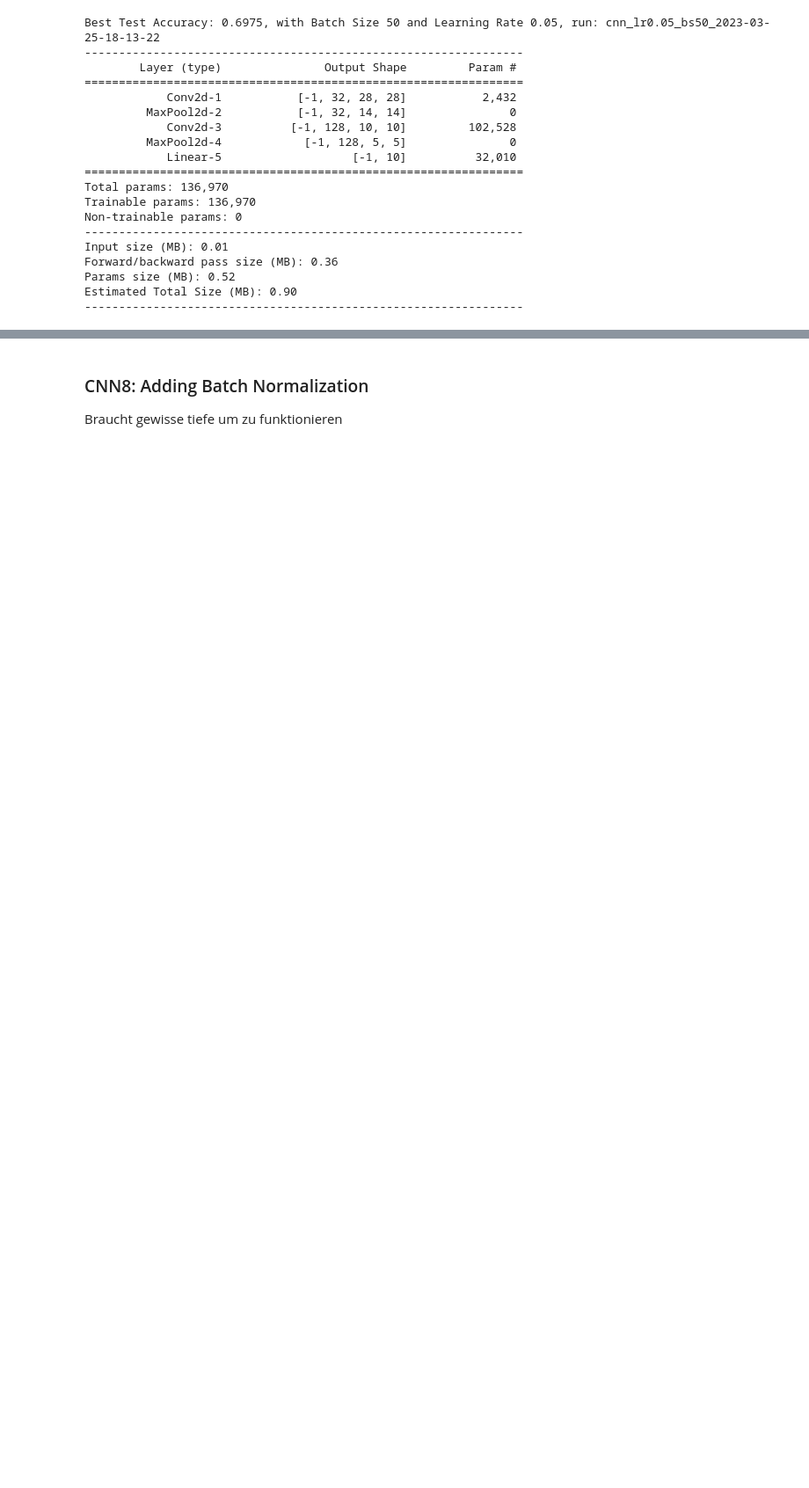
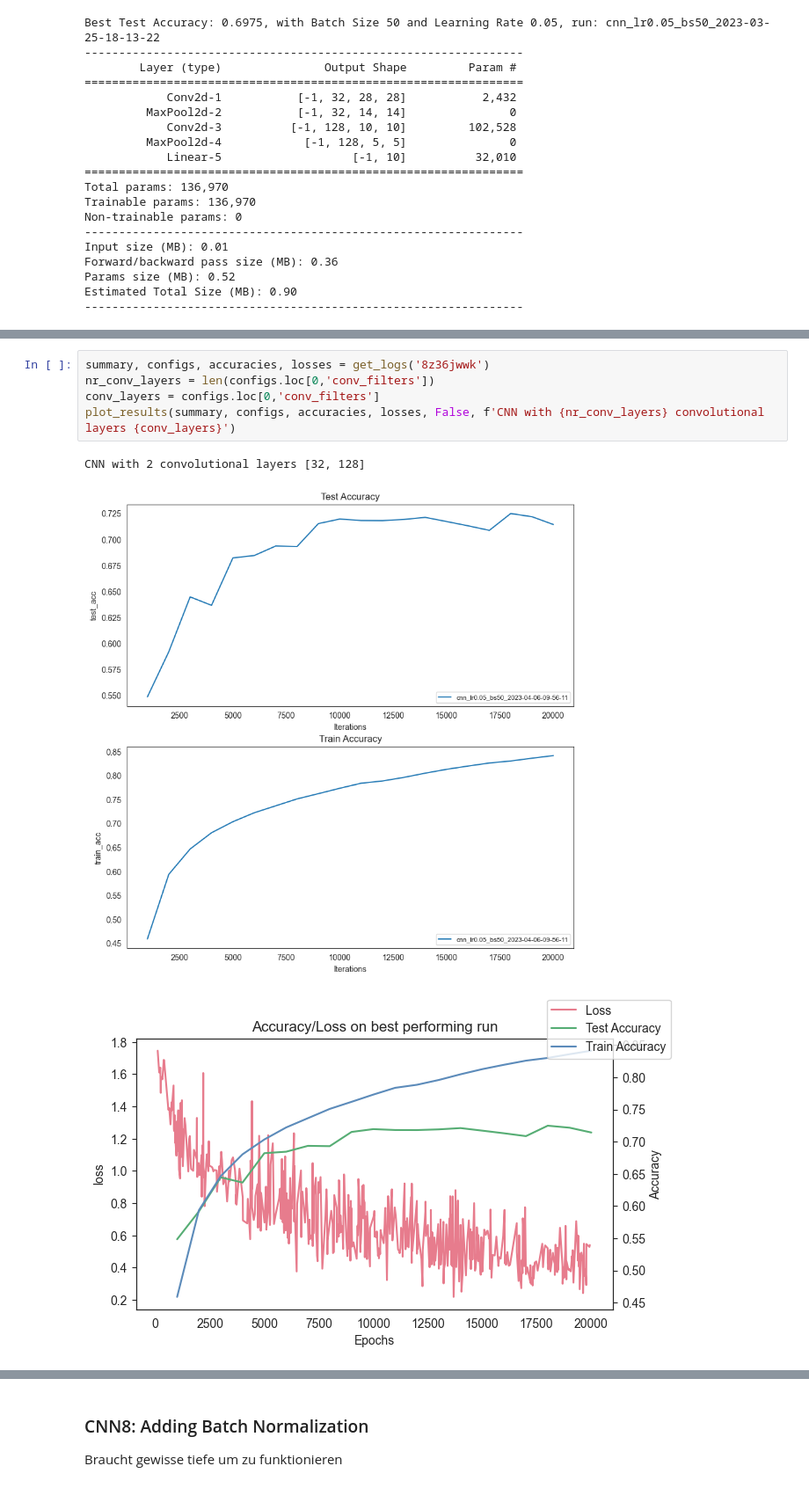
Before and after one commit to lukasreber/del_mc1, a Jupyter notebook: mc1.ipynb, the cells around one changed output, grey strips where cells are left out. Shown at 88% size. Cells and saved outputs as stored; diff of their text form; blank space fills up the shorter version.

Commit message:
more nn configs

```diff
--- a/mc1.ipynb
+++ b/mc1.ipynb
@@ -1139,0 +1234,9 @@ Machen auf Modell welches overfittet
+# %%
+summary, configs, accuracies, losses = get_logs('8z36jwwk')
+nr_conv_layers = len(configs.loc[0,'conv_filters'])
+conv_layers = configs.loc[0,'conv_filters']
+plot_results(summary, configs, accuracies, losses, False, f'CNN with {nr_conv_layers} convolutional layers {conv_layers}')
+# %% [output]
+CNN with 2 convolutional layers [32, 128]
+[figure, added]
+[figure, added]
```
Also changed, not shown: parts of 17 cells of this notebook.
